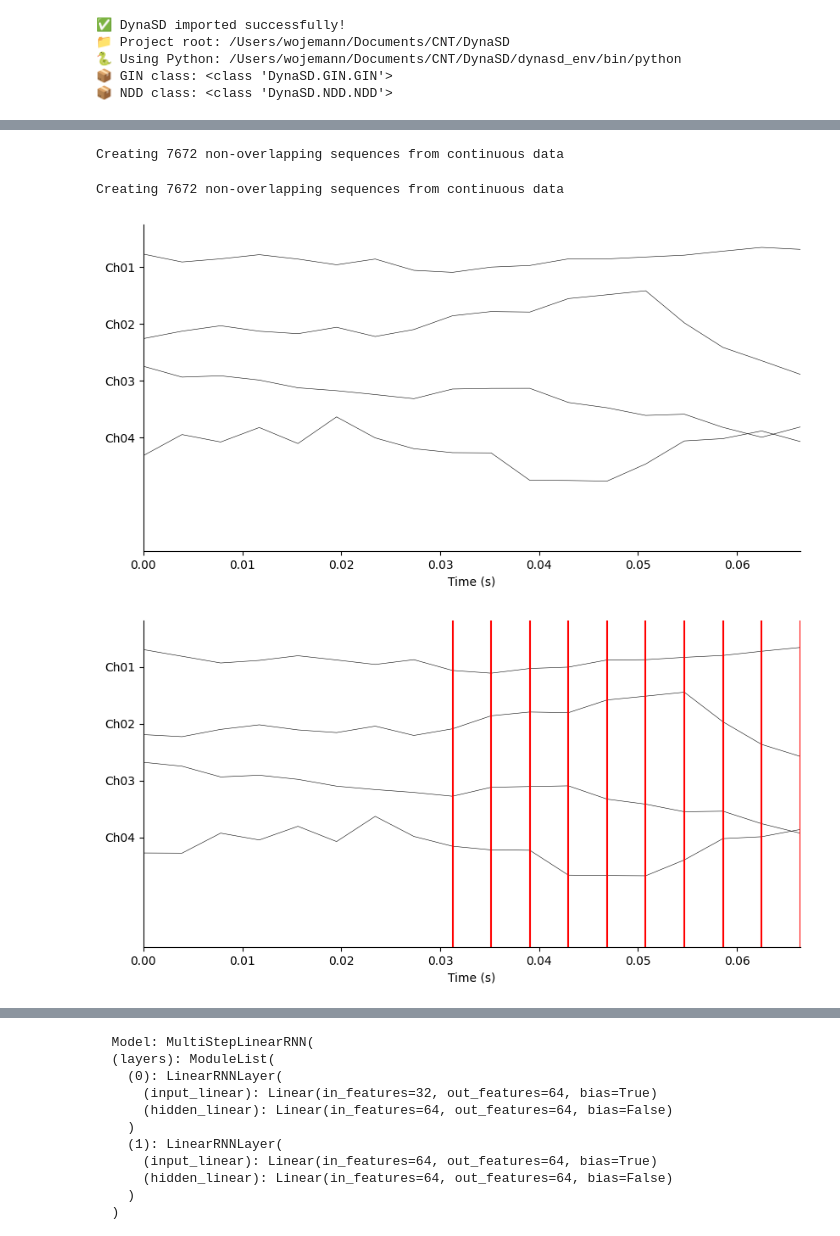
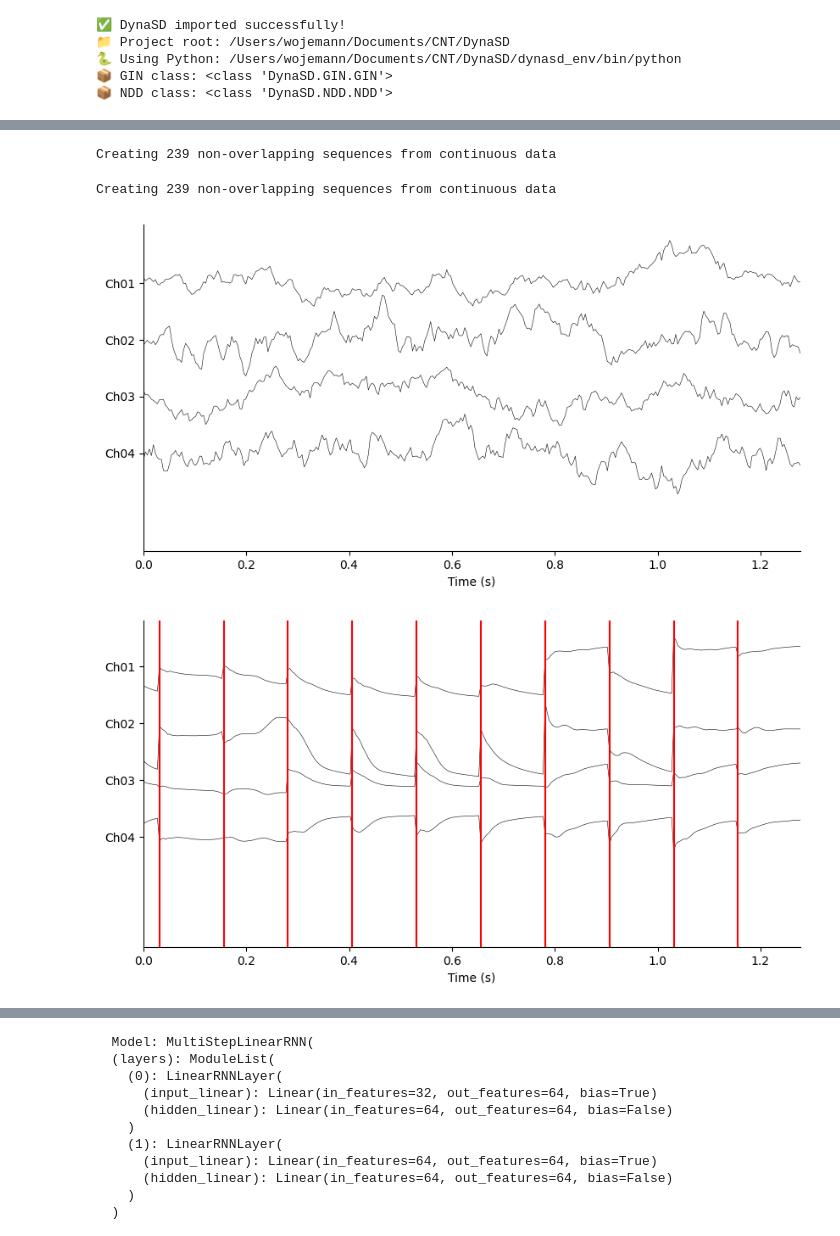
Before and after one commit to wojemann/DynaSD, a Jupyter notebook: examples/test_sim.ipynb, the cells around one changed output, grey strips where cells are left out. Drawn from its saved outputs; the diff is of its cells as text; code cells hidden in the pictures.

Commit message:
fixing bugs in closeform

```diff
--- a/examples/test_sim.ipynb
+++ b/examples/test_sim.ipynb
@@ -49,7 +49,7 @@ print(f"📦 NDD class: {NDD}")
 fs = 256
 generator = SyntheticSeizureGenerator(fs=fs, random_seed=42)
 
-data,sz_start,sz_end = generator.generate_combined_signal(baseline_duration=20, seizure_duration=10, seizure_type='focal', n_channels=4, focal_channels=list(range(8)), transition_duration=0)
+data,sz_start,sz_end = generator.generate_combined_signal(baseline_duration=20, seizure_duration=10, seizure_type='spike_wave', n_channels=4, focal_channels=list(range(8)), transition_duration=0)
 # %%
 from example_utils import plot_iEEG_data
 plot_iEEG_data(data,fs=fs)
@@ -62,11 +62,11 @@ plt.show()
 # %%
 sequence_length = 8
-forecast_length = 1
-model = GIN(num_epochs=100,batch_size=128,num_stacks=1,sequence_length = sequence_length,forecast_length=forecast_length,hidden_size=data.shape[1],early_stopping=True, num_layers=1,lr=0.01,w_stride=0.5,w_size=1,patience=2)
-# model = LiRNDDA(num_epochs=200,batch_size=32,sequence_length = sequence_length,forecast_length=forecast_length,hidden_size=2*data.shape[1],early_stopping=True, num_layers=2,lr=0.0005,w_stride=0.125,w_size=1,patience=2)
+forecast_length = 32
+# model = GIN(num_epochs=100,batch_size=128,sequence_length = sequence_length,forecast_length=forecast_length,hidden_size=data.shape[1],early_stopping=True, num_layers=1,num_stacks=1,lr=0.01,w_stride=0.5,w_size=1,patience=2)
+# model = LiRNDDA(num_epochs=200,batch_size=32,sequence_length = sequence_length,forecast_length=forecast_length,hidden_size=data.shape[1],early_stopping=True, num_layers=2,lr=0.01,w_stride=0.5,w_size=1,patience=2)
 
-# model = LiNDDA(num_epochs=200,batch_size=32,sequence_length = sequence_length,forecast_length=forecast_length,early_stopping=True,lr=0.0005,w_stride=0.125,w_size=1,val_split=0.1)
-# model = MINDD(num_epochs=100,batch_size=32,sequence_length = sequence_length,forecast_length=forecast_length,early_stopping=True,lr=
-# 0.0005,dropout=0.2,hidden_sizes=[sequence_length*data.shape[1]]*3,w_stride=0.125,w_size=1,patience=1,)
+# model = LiNDDA(closeform=True,num_epochs=200,batch_size=32,sequence_length = sequence_length,forecast_length=forecast_length,early_stopping=True,lr=0.0005,w_stride=0.125,w_size=1,val_split=0.1)
+model = MINDD(num_epochs=100,batch_size=32,sequence_length = sequence_length,forecast_length=forecast_length,early_stopping=True,lr=
+0.01,dropout=0.1,hidden_sizes=[sequence_length*data.shape[1]]*3,w_stride=0.5,w_size=1,patience=2,)
 model.fit(data.iloc[:fs*10,:])
 # %% [output]
@@ -99,23 +90,23 @@ mse_z = model.mse_z_df.to_numpy()
 prob_times = model.get_win_times(len(data))
 onset_idx = np.argmin(np.abs(prob_times-sz_start))//2
 # %% [output]
-Creating 7672 non-overlapping sequences from continuous data
+Creating 239 non-overlapping sequences from continuous data
 # %%
-# forecast_length = 32
-# model.forecast_length = 1
+forecast_length = 32
+model.forecast_length = forecast_length
 x = model.predict(data.iloc[:,:])
 s = 10*fs
 length = forecast_length*10 + sequence_length
 plot_iEEG_data(data.iloc[s:s+length,:],fs=fs,fig_size=(10,5))
 plt.show()
 fig,ax = plot_iEEG_data(pd.DataFrame(x,columns=data.columns).iloc[s:s+length,:],fs=fs,fig_size=(10,5))
 for v in range(10):
     ax.axvline((v*forecast_length+sequence_length)/fs,color='r')
 plt.show()
 # %% [output]
-Creating 7672 non-overlapping sequences from continuous data
+Creating 239 non-overlapping sequences from continuous data
-[figure, old version]
+[figure, new version]
-[figure, old version]
+[figure, new version]
 # %%
 from math import nan
 
```
Also changed, not shown: parts of 5 cells of this notebook, 2 other files.
